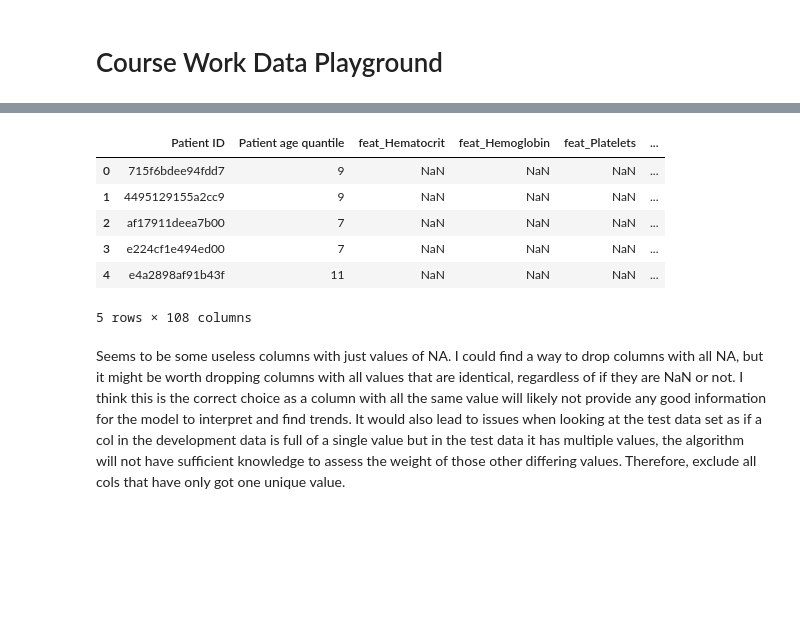
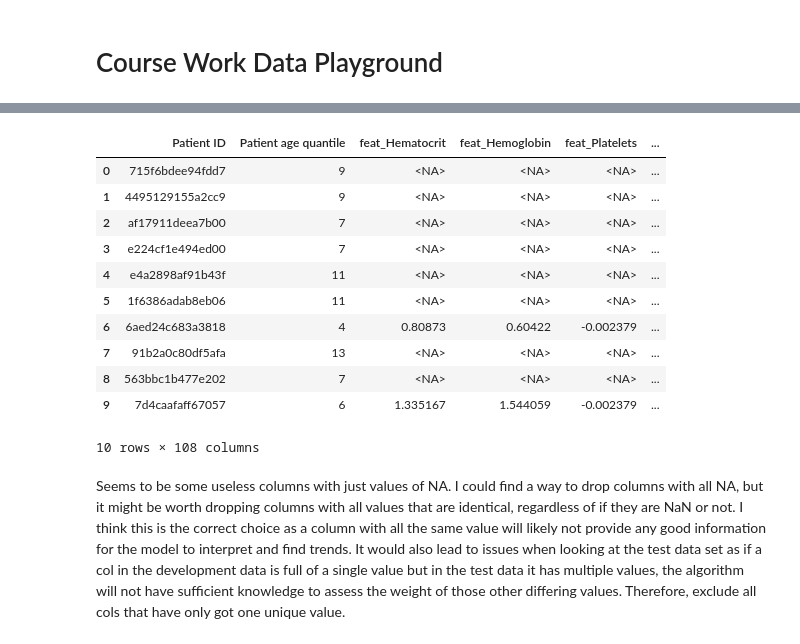
Before and after one commit to TheCherubQueen/DC3DMN, a Jupyter notebook: cw/DC3DMN_Sandbox.ipynb, the cells around one changed output, grey strips where cells are left out. Saved outputs shown, nothing was run; the diff lists cells and outputs as text; code cells hidden in the pictures; blank space fills up the shorter version.

```diff
--- a/cw/DC3DMN_Sandbox.ipynb
+++ b/cw/DC3DMN_Sandbox.ipynb
@@ -48,8 +48,24 @@ print('Allowed attempts exceeded or an error occurred. Please try again later')
 # %%
 import pandas as pd
 import pandasql as ps
+import json
+
+
+with open('ingest_schema.json') as f:
+    schema = json.load(f)
 
 #Read in the whole CSV.
-df_all = pd.read_csv("CW_data.csv", encoding='ANSI')
-df_all.shape
+#df_all_str = pd.read_csv("CW_data.csv",dtype = str, encoding='ANSI')
+#df_all.shape
+#df_all_str[df_all_str.apply(lambda col: col.str.contains('FALSE')).any(axis=1)]
+
+df_all = pd.read_csv(
+    filepath_or_buffer ="CW_data.csv",
+    encoding='ANSI',
+    dtype = schema,
+    true_values = ["positive"],
+    false_values = ["negative"],
+    on_bad_lines = "warn"
+    )
+print(df_all.dtypes)
 # %% [output]
@@ -57,13 +89,18 @@ df_all.shape
 # %%
-df_all.head()
+df_all.head(10)
 # %% [output]
 |  | Patient ID | Patient age quantile | feat_Hematocrit | feat_Hemoglobin | feat_Platelets | ... |
-| 0 | 715f6bdee94fdd7 | 9 | NaN | NaN | NaN | ... |
-| 1 | 4495129155a2cc9 | 9 | NaN | NaN | NaN | ... |
-| 2 | af17911deea7b00 | 7 | NaN | NaN | NaN | ... |
-| 3 | e224cf1e494ed00 | 7 | NaN | NaN | NaN | ... |
-| 4 | e4a2898af91b43f | 11 | NaN | NaN | NaN | ... |
+| 0 | 715f6bdee94fdd7 | 9 | <NA> | <NA> | <NA> | ... |
+| 1 | 4495129155a2cc9 | 9 | <NA> | <NA> | <NA> | ... |
+| 2 | af17911deea7b00 | 7 | <NA> | <NA> | <NA> | ... |
+| 3 | e224cf1e494ed00 | 7 | <NA> | <NA> | <NA> | ... |
+| 4 | e4a2898af91b43f | 11 | <NA> | <NA> | <NA> | ... |
+| 5 | 1f6386adab8eb06 | 11 | <NA> | <NA> | <NA> | ... |
+| 6 | 6aed24c683a3818 | 4 | 0.80873 | 0.60422 | -0.002379 | ... |
+| 7 | 91b2a0c80df5afa | 13 | <NA> | <NA> | <NA> | ... |
+| 8 | 563bbc1b477e202 | 7 | <NA> | <NA> | <NA> | ... |
+| 9 | 7d4caafaff67057 | 6 | 1.335167 | 1.544059 | -0.002379 | ... |
-5 rows × 108 columns
+10 rows × 108 columns
 # %% [markdown]
 Seems to be some useless columns with just values of NA. I could find a way to drop columns with all NA, but it might be worth dropping columns with all values that are identical, regardless of if they are NaN or not. I think this is the correct choice as a column with all the same value will likely not provide any good information for the model to interpret and find trends. It would also lead to issues when looking at the test data set as if a col in the development data is full of a single value but in the test data it has multiple values, the algorithm will not have sufficient knowledge to assess the weight of those other differing values. Therefore, exclude all cols that have only got one unique value.
 # %%
```
Also changed, not shown: parts of 5 cells of this notebook, 2 other files.
